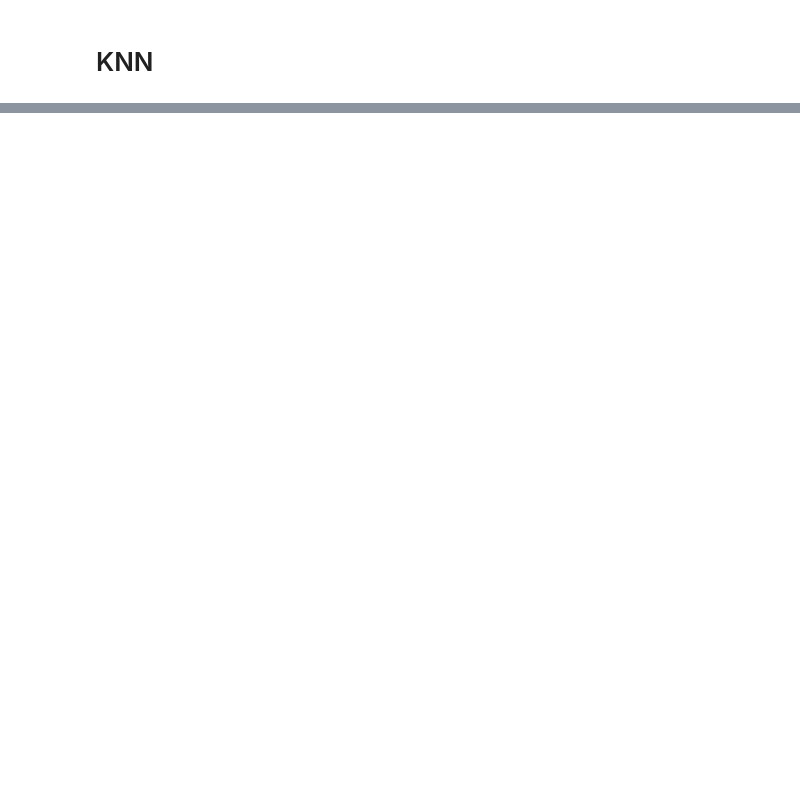
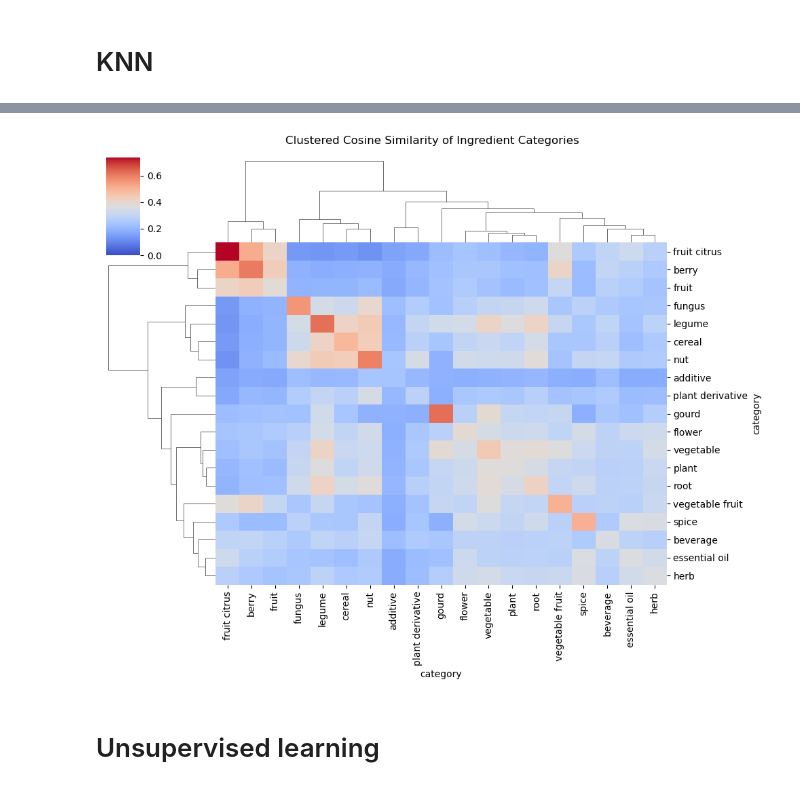
Before and after one commit to jp-clement/plantes_indigenes_can, a Jupyter notebook: data_exploration.ipynb, the cells around one changed output, grey strips where cells are left out. Saved outputs shown, nothing was run; the diff lists cells and outputs as text; code cells hidden in the pictures; blank space fills up the shorter version.

```diff
--- a/data_exploration.ipynb
+++ b/data_exploration.ipynb
@@ -279,0 +330,6 @@ df1['category'].value_counts()
+# %%
+# --- Copy + select one-hot columns ---
+df = df1.copy(deep=True)
+X = df[desc].to_numpy()   # PCA expects dense (numpy array)
+cols = df[desc].columns
+n_components = config['n_dim']
@@ -334 +354,20 @@ plt.show()
+# %%
+# PCA
+if config['reduce_dim_method'] == 'pca':
+    # --- Optional scaling (recommended for PCA) ---
+    # For one-hot/binary features, scaling is optional, but PCA often behaves better with scaling.
+    if config.get("pca_scale", True):
+        scaler = StandardScaler(with_mean=True, with_std=True)
+        X = scaler.fit_transform(X)
+
+    # --- PCA (pick n components) ---
+    pca = PCA(n_components=n_components, random_state=42)
+    X_pca = pca.fit_transform(X)
+
+    if config["reduce_dim"] == True:
+        # --- Replace desc columns with PCA components in df ---
+        dim_cols = [f"pca_{i+1:03d}" for i in range(n_components)]
+        df.drop(columns=desc, inplace=True)
+        df[dim_cols] = X_pca
+        df1_dim_reduced = df.copy(deep=True)
 # %%
@@ -383,7 +425,8 @@ plt.show()
 # %%
-if 'pca' in globals():
+# Get features of top components
+if config["reduce_dim_method"] == "pca":
     loadings = pd.DataFrame(pca.components_.T, columns=[f"PC{i+1}" for i in range(pca.n_components_)], index=cols)
-if 'svd' in globals():
+if config["reduce_dim_method"] == "svd":
     loadings = pd.DataFrame(svd.components_.T, columns=[f"SVD{i+1}" for i in range(svd.n_components)], index=desc)
 
 if 'loadings' in globals():
@@ -576,6 +573,6 @@ plt.show()
 # %%
-if REDUCE_DIM == True:
-    desc = svd_cols  # update desc to point to new SVD columns
+if config['reduce_dim'] == True:
+    desc = dim_cols  # update desc to point to new SVD columns
     df1 = df1_dim_reduced.copy(deep=True)
 # %% [markdown]
 # Classification accuracy
@@ -1374,14 +1517,18 @@ plt.show()
 # %%
 # --- Cluster the category-level similarity matrix ---
 sns.clustermap(
     cosine_sim_mean,
     cmap="coolwarm",
-    vmin=0, vmax=0.5,
+    vmin=0, vmax=cosine_sim_mean.max().max(),
     method="ward",
     metric="euclidean",
     figsize=(10, 8)
 )
 
-plt.suptitle("Clustered Jaccard Similarity of Ingredient Categories", y=1.02)
+plt.suptitle("Clustered Cosine Similarity of Ingredient Categories", y=1.02)
 plt.show()
+# %% [output]
+[figure, added]
+# %% [markdown]
+# Unsupervised learning
 # %%
```
Also changed, not shown: parts of 42 cells of this notebook, 5 other files.
